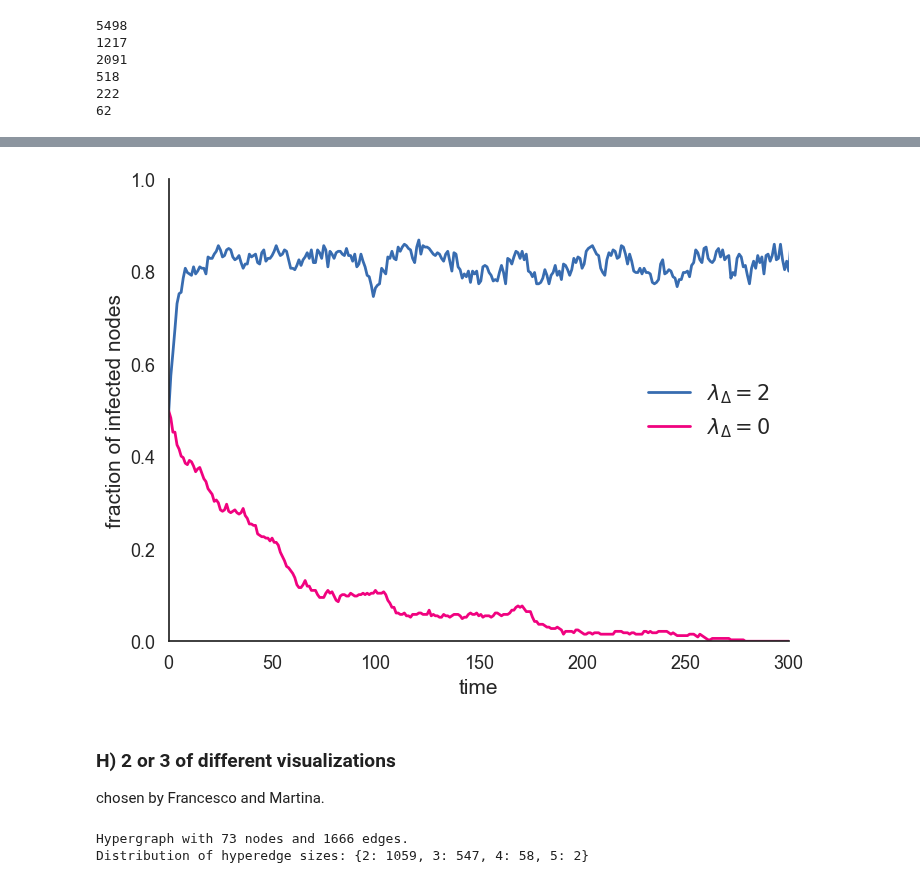
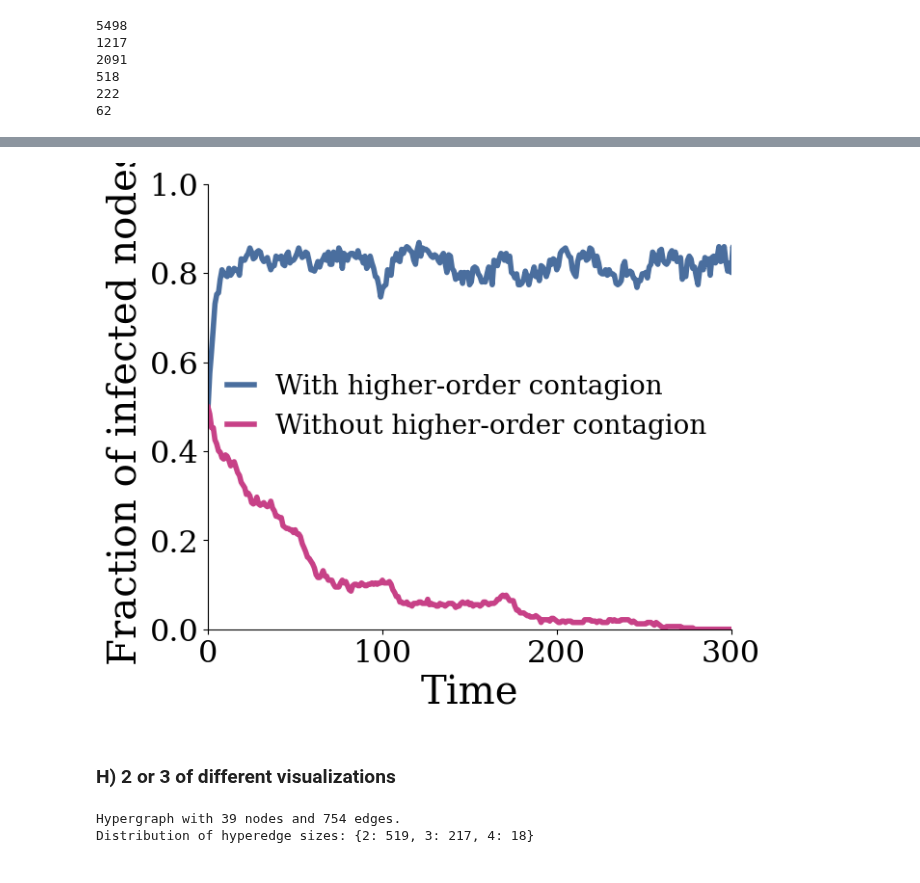
Before and after one commit to HGX-Team/hypergraphx, a Jupyter notebook: tutorials/analysis_paper.ipynb, the cells around one changed output, grey strips where cells are left out. Drawn from its saved outputs; the diff is of its cells as text; code cells hidden in the pictures.

```diff
--- a/tutorials/analysis_paper.ipynb
+++ b/tutorials/analysis_paper.ipynb
@@ -241,11 +219,0 @@ df
-# %%
-import seaborn as sns
-import matplotlib.pyplot as plt
-sns.set_theme(style="white")
-g = sns.countplot(data=df, x="size", hue="fdr")
-plt.ylabel("Number of interactions")
-plt.yscale("log")
-plt.xlabel("Interaction size")
-sns.despine()
-
-plt.legend(frameon=False)
@@ -425,28 +340,27 @@ plt.show()
 # %%
 social_contagion_data = np.load("./_example_data/social_contagion.npy")
 # %%
-# We plot the results
-fig, ax = plt.subplots(figsize=(8, 6))
+plt.subplot(1,1,1)
+ax = plt.gca()
 
 T = 500
 ax.plot(range(T),social_contagion_data[:,0],
-        lw=2, c=plt.cm.Accent(4),
-        label="$\lambda_\Delta = 2$")
+        lw=4, c='#4a6e9e',
+        label="With higher-order contagion")
 ax.plot(range(T),social_contagion_data[:,1],
-        lw=2, c=plt.cm.Accent(5),
-        label="$\lambda_\Delta = 0$")
+        lw=4, c='#C74187',
+        label="Without higher-order contagion")
 
 ax.set_xlim(0,300)
 ax.set_ylim(0,1)
-ax.tick_params(axis='both', which='major', labelsize=13)
+ax.tick_params(axis='both', which='major')
 
-ax.set_xlabel("time", fontsize=15)
-ax.set_ylabel("fraction of infected nodes", fontsize=15)
-ax.legend(fontsize=15, frameon=False, loc="right")
+ax.set_xlabel("Time")
+ax.set_ylabel("Fraction of infected nodes")
+ax.legend(frameon=False, loc="right", handlelength=1)
 sns.despine()
-plt.show()
+plt.savefig("figures/social_contagion.svg", bbox_inches="tight")
 # %% [output]
-[figure, old version]
+[figure, new version]
 # %% [markdown]
 ### H) 2 or 3 of different visualizations
-chosen by Francesco and Martina.
@@ -453,7 +372,6 @@ chosen by Francesco and Martina.
 # %%
-from hnx.readwrite.loaders import load_high_school
-H = load_high_school("../test_data/hs/hs.json", filter_by_class=['2BIO2', '2BIO3'])
+H = load_high_school("../test_data/hs/hs.json", filter_by_class=['PC*'])
 print(H)
 # %% [output]
-Hypergraph with 73 nodes and 1666 edges.
-Distribution of hyperedge sizes: {2: 1059, 3: 547, 4: 58, 5: 2}
+Hypergraph with 39 nodes and 754 edges.
+Distribution of hyperedge sizes: {2: 519, 3: 217, 4: 18}
```
Also changed, not shown: parts of 47 cells of this notebook, 32 other files.
